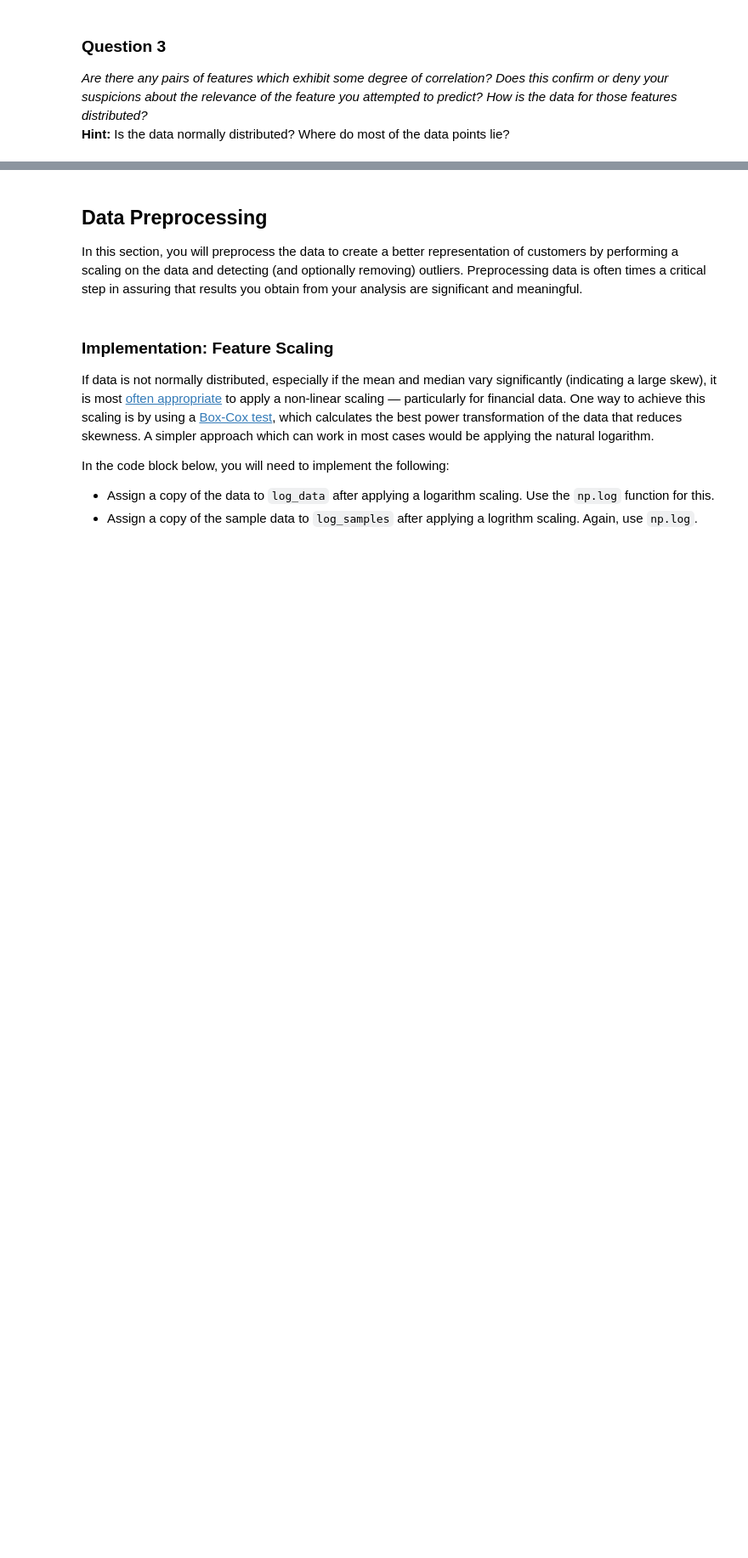
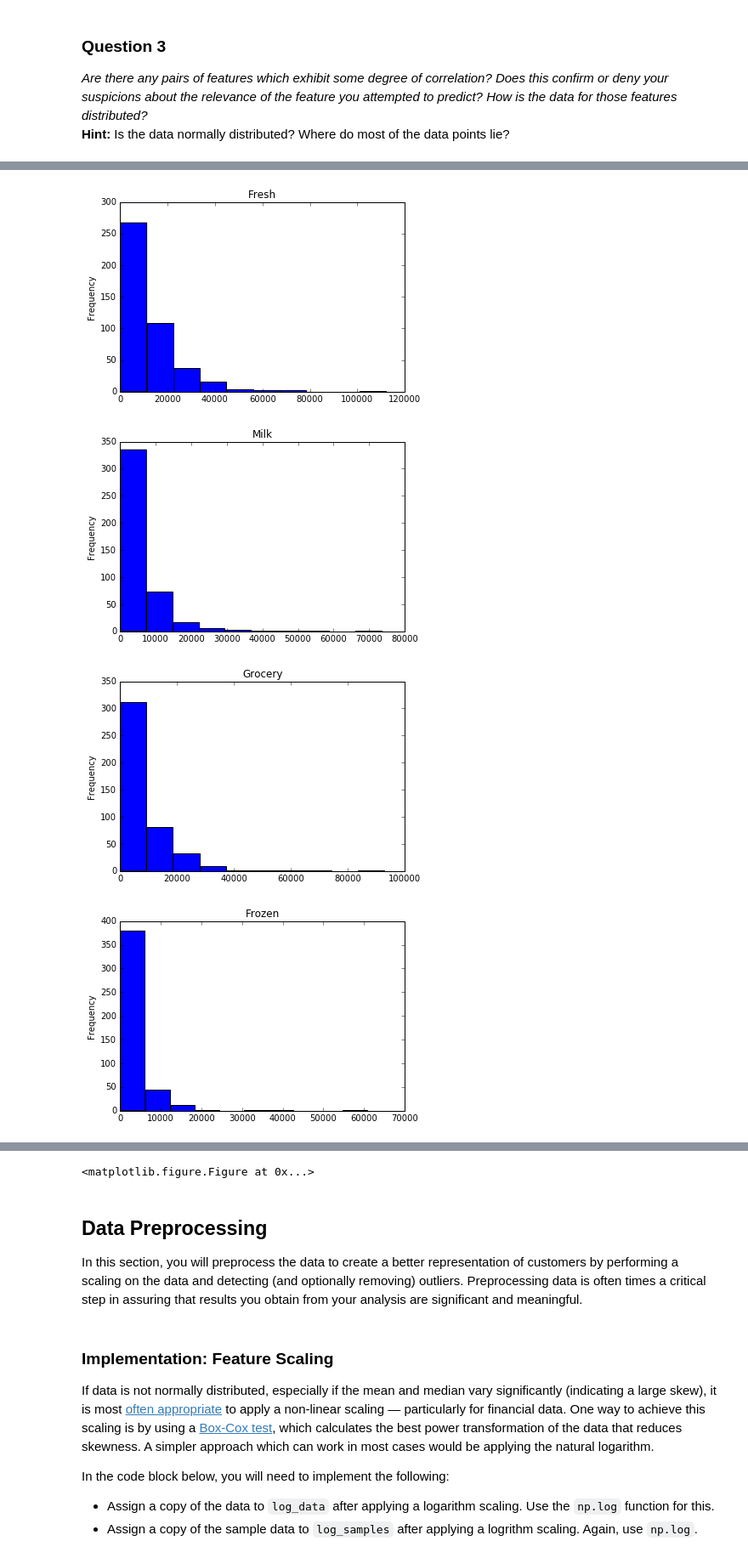
Before and after one commit to nudigamma/machine-learning-projects, a Jupyter notebook: projects/creating_customer_segments/customer_segments.ipynb, the cells around one changed output, grey strips where cells are left out. Shown: that part at 85% size. Saved outputs shown, nothing was run; the diff lists cells and outputs as text; code cells hidden in the pictures; blank space fills up the shorter version.

```diff
--- a/projects/creating_customer_segments/customer_segments.ipynb
+++ b/projects/creating_customer_segments/customer_segments.ipynb
@@ -89,13 +94,25 @@ In the code block below, you will need to implement the following:
  - Report the prediction score of the testing set using the regressor's `score` function.
 # %%
 # TODO: Make a copy of the DataFrame, using the 'drop' function to drop the given feature
-new_data = None
+import sklearn
+new_data =  data.copy()
+y = new_data['Detergents_Paper'].values;
+
+new_data.drop(['Detergents_Paper'], axis = 1, inplace = True);
+X = new_data[:].values;
+display(new_data.head(5))
+
 
 # TODO: Split the data into training and testing sets using the given feature as the target
-X_train, X_test, y_train, y_test = (None, None, None, None)
+X_train, X_test, y_train, y_test = sklearn.cross_validation.train_test_split(X, y, test_size=0.25, random_state= 40)
 
 # TODO: Create a decision tree regressor and fit it to the training set
-regressor = None
+from sklearn import tree
+regressor = tree.DecisionTreeRegressor(random_state=40)
+regressor = regressor.fit(X_train,y_train);
+y_predict = regressor.predict(X_test);
 
 # TODO: Report the score of the prediction using the testing set
-score = None
+score = regressor.score(X_test,y_test)
+
+print("The score is {}".format(score))
@@ -121,0 +155,12 @@ pd.scatter_matrix(data, alpha = 0.3, figsize = (14,8), diagonal = 'kde');
+# %%
+import matplotlib.pyplot as plt
+
+for i in new_data.columns[:]:
+    new_data[i].plot.hist()
+    plt.title(i)
+    plt.figure();
+# %% [output]
+[figure, added]
+[figure, added]
+[figure, added]
+[figure, added]
@@ -122,3 +168,4 @@ pd.scatter_matrix(data, alpha = 0.3, figsize = (14,8), diagonal = 'kde');
+<matplotlib.figure.Figure at 0x...>
 # %% [markdown]
 ## Data Preprocessing
 In this section, you will preprocess the data to create a better representation of customers by performing a scaling on the data and detecting (and optionally removing) outliers. Preprocessing data is often times a critical step in assuring that results you obtain from your analysis are significant and meaningful.
```
Also changed, not shown: parts of 10 cells of this notebook.
